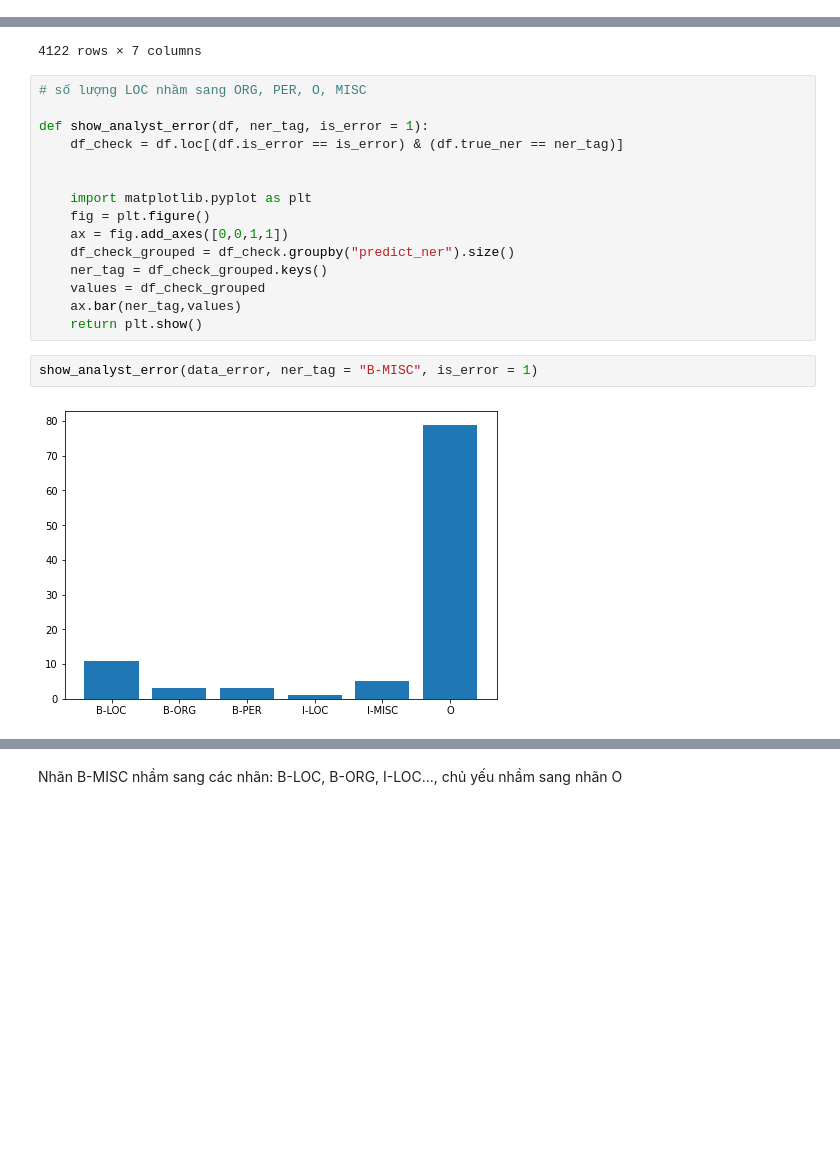
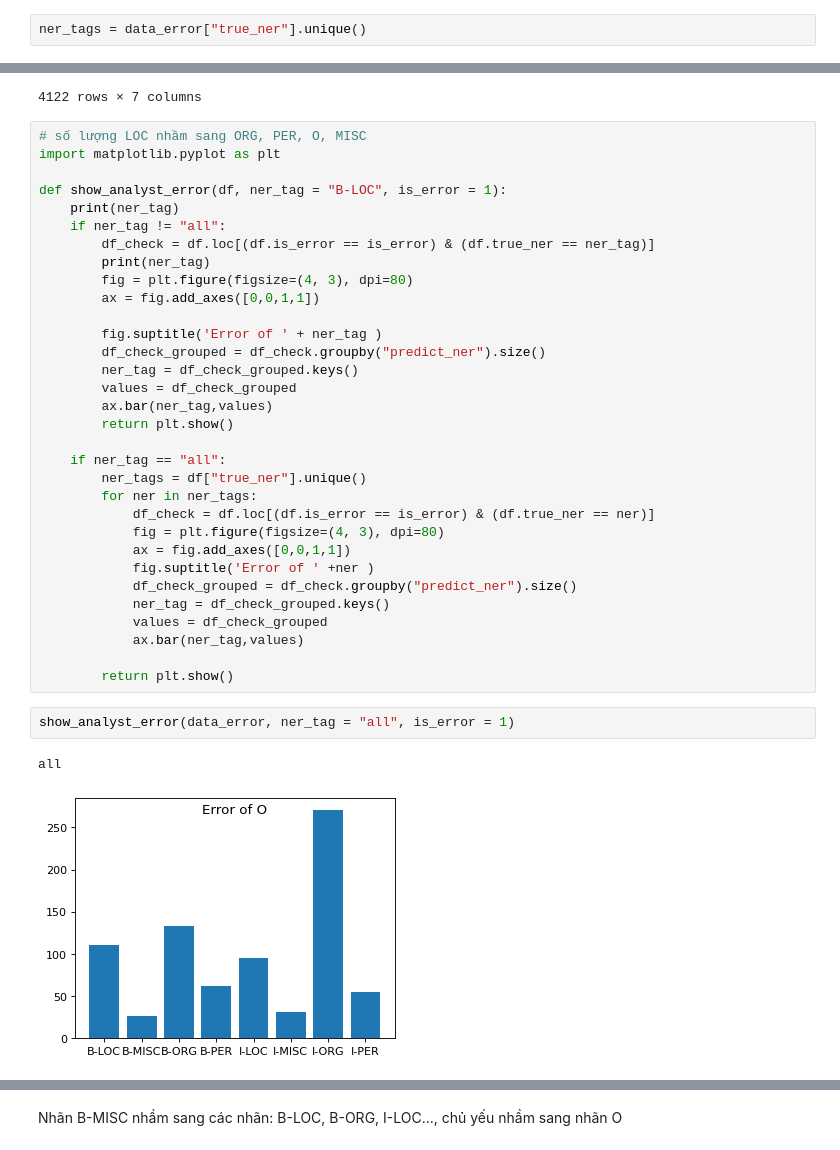
Before and after one commit to NguyenTinh98/NER_MOCKPROJECT, a Jupyter notebook: crf_model/vlsp2018/analyst_error_data.ipynb, the cells around one changed output, grey strips where cells are left out. Cells and saved outputs as stored; diff of their text form; blank space fills up the shorter version.

```diff
--- a/crf_model/vlsp2018/analyst_error_data.ipynb
+++ b/crf_model/vlsp2018/analyst_error_data.ipynb
@@ -6,6 +6,8 @@
 import pandas as pd
 
 data_error = pd.read_csv("/Users/phamvanmanh/Documents/GitHub/NER_MOCKPROJECT/crf_model/vlsp2018/vlsp_2018_not_BI.csv")
+# %%
+ner_tags = data_error["true_ner"].unique()
 # %%
 data_error[data_error['is_error'] ==1]
 # %% [output]
@@ -24,20 +26,38 @@ data_error[data_error['is_error'] ==1]
 4122 rows × 7 columns
 # %%
 # số lượng LOC nhầm sang ORG, PER, O, MISC
+import matplotlib.pyplot as plt
 
-def show_analyst_error(df, ner_tag, is_error = 1):
-    df_check = df.loc[(df.is_error == is_error) & (df.true_ner == ner_tag)]
+def show_analyst_error(df, ner_tag = "B-LOC", is_error = 1):
+    print(ner_tag)
+    if ner_tag != "all":
+        df_check = df.loc[(df.is_error == is_error) & (df.true_ner == ner_tag)]
+        print(ner_tag)
+        fig = plt.figure(figsize=(4, 3), dpi=80)
+        ax = fig.add_axes([0,0,1,1])
 
+        fig.suptitle('Error of ' + ner_tag )
+        df_check_grouped = df_check.groupby("predict_ner").size()
+        ner_tag = df_check_grouped.keys()
+        values = df_check_grouped
+        ax.bar(ner_tag,values)
+        return plt.show()
 
-    import matplotlib.pyplot as plt
-    fig = plt.figure()
-    ax = fig.add_axes([0,0,1,1])
-    df_check_grouped = df_check.groupby("predict_ner").size()
-    ner_tag = df_check_grouped.keys()
-    values = df_check_grouped
-    ax.bar(ner_tag,values)
-    return plt.show()
+    if ner_tag == "all":
+        ner_tags = df["true_ner"].unique()
+        for ner in ner_tags:
+            df_check = df.loc[(df.is_error == is_error) & (df.true_ner == ner)]
+            fig = plt.figure(figsize=(4, 3), dpi=80)
+            ax = fig.add_axes([0,0,1,1])
+            fig.suptitle('Error of ' +ner )
+            df_check_grouped = df_check.groupby("predict_ner").size()
+            ner_tag = df_check_grouped.keys()
+            values = df_check_grouped
+            ax.bar(ner_tag,values)
+
+        return plt.show()
 # %%
-show_analyst_error(data_error, ner_tag = "B-MISC", is_error = 1)
+show_analyst_error(data_error, ner_tag = "all", is_error = 1)
 # %% [output]
+all
-[figure, old version]
+[figure, new version]
```
Also changed, not shown: parts of 1 cell of this notebook.
